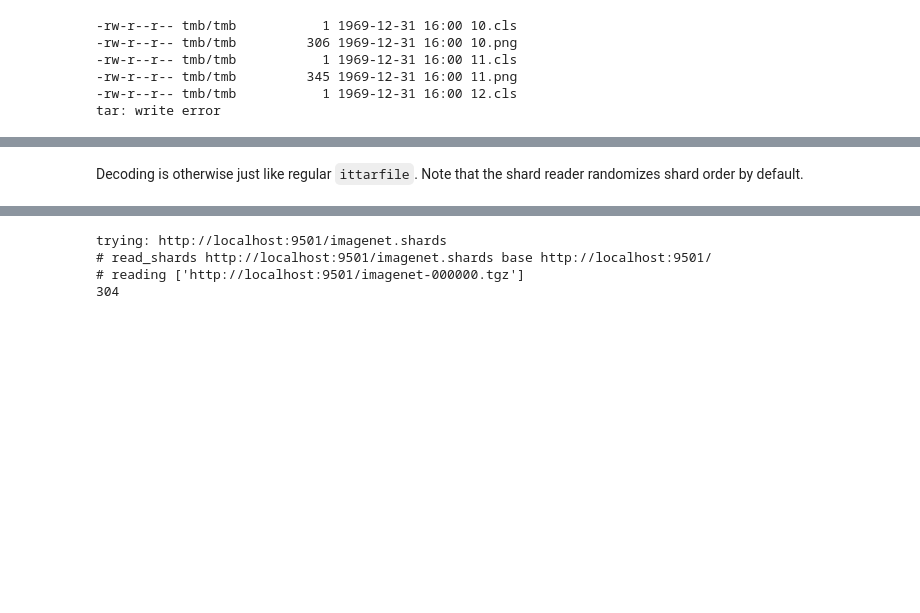
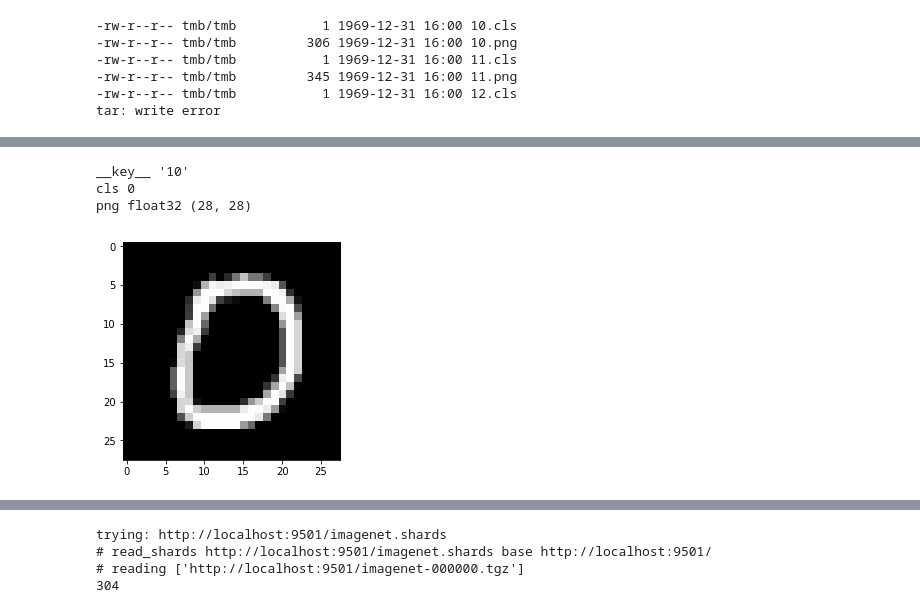
Before and after one commit to NVlabs/dlinputs, a Jupyter notebook: intro-to-dlinputs.ipynb, the cells around one changed output, grey strips where cells are left out. Drawn from its saved outputs; the diff is of its cells as text; code cells hidden in the pictures; blank space fills up the shorter version.

```diff
--- a/intro-to-dlinputs.ipynb
+++ b/intro-to-dlinputs.ipynb
@@ -92,7 +12,0 @@ dirdata/18.png  dirdata/18.cls
-# %%
-data = dli.ittabular("testdata/dirdata.tsv", "png,cls", size=6) | \
-       dli.itmap(png=dli.pilrgb, cls=int)
-sample = data.next()
-print sample.keys()
-print sample["__path__png"]
-imshow(sample["png"])
@@ -115,7 +12,0 @@ dirdata/18.png  625
-# %%
-data = dli.ittabular("testdata/dirdata.tsv2", "png,_cls", size=6) | \
-       dli.itmap(png=dli.pilrgb, _cls=int)
-sample = data.next()
-print sample.keys()
-print sample["__path__png"]
-imshow(sample["png"])
@@ -154,7 +12,0 @@ CREATE TABLE train (image blob, cls integer, inx integer);
-# %%
-data = (dli.itsqlite("testdata/sample.db") |
-        dli.itmap(image=dli.pilgray, cls=int))
-for sample in data:
-    imshow(sample["image"])
-    print sample["cls"]
-    break
@@ -196,8 +33,0 @@ Usually, the output from an `ittarreader` is piped through something that decode
-# %%
-data = (dli.ittarreader("testdata/sample.tgz") |
-        dli.itmap(png=dli.pilgray, cls=int) |
-        dli.itren(image="png", cls="cls"))
-for sample in data:
-    imshow(sample["image"])
-    print sample["cls"]
-    break
@@ -250,2 +34,12 @@ Saving to: ‘STDOUT’
-# %% [markdown]
-Decoding is otherwise just like regular `ittarfile`. Note that the shard reader randomizes shard order by default.
+# %%
+from dlinputs import tarrecords, utils
+data = tarrecords.tariterator(open("testdata/sample.tgz"))
+for sample in data:
+    utils.print_sample(sample)
+    imshow(sample["png"])
+    break
+# %% [output]
+__key__ '10'
+cls 0
+png float32 (28, 28)
+[figure, added]
```
Also changed, not shown: parts of 39 cells of this notebook, 8 other files.
